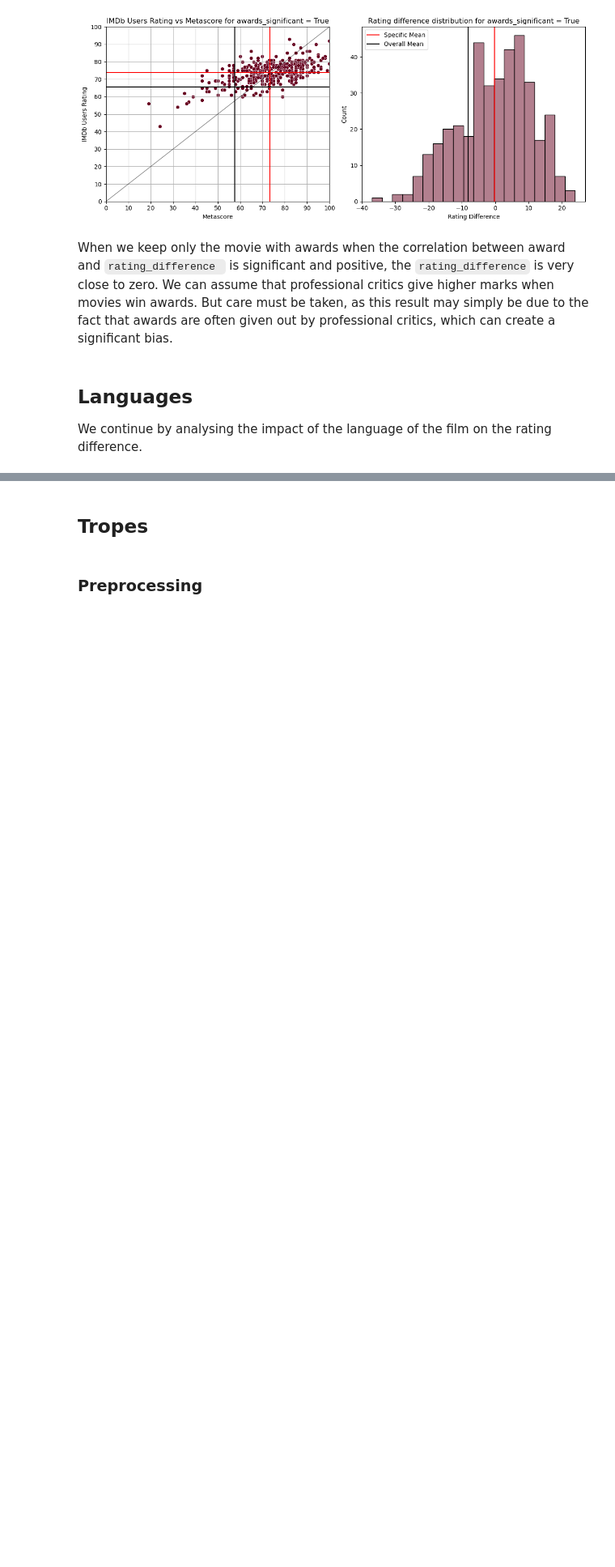
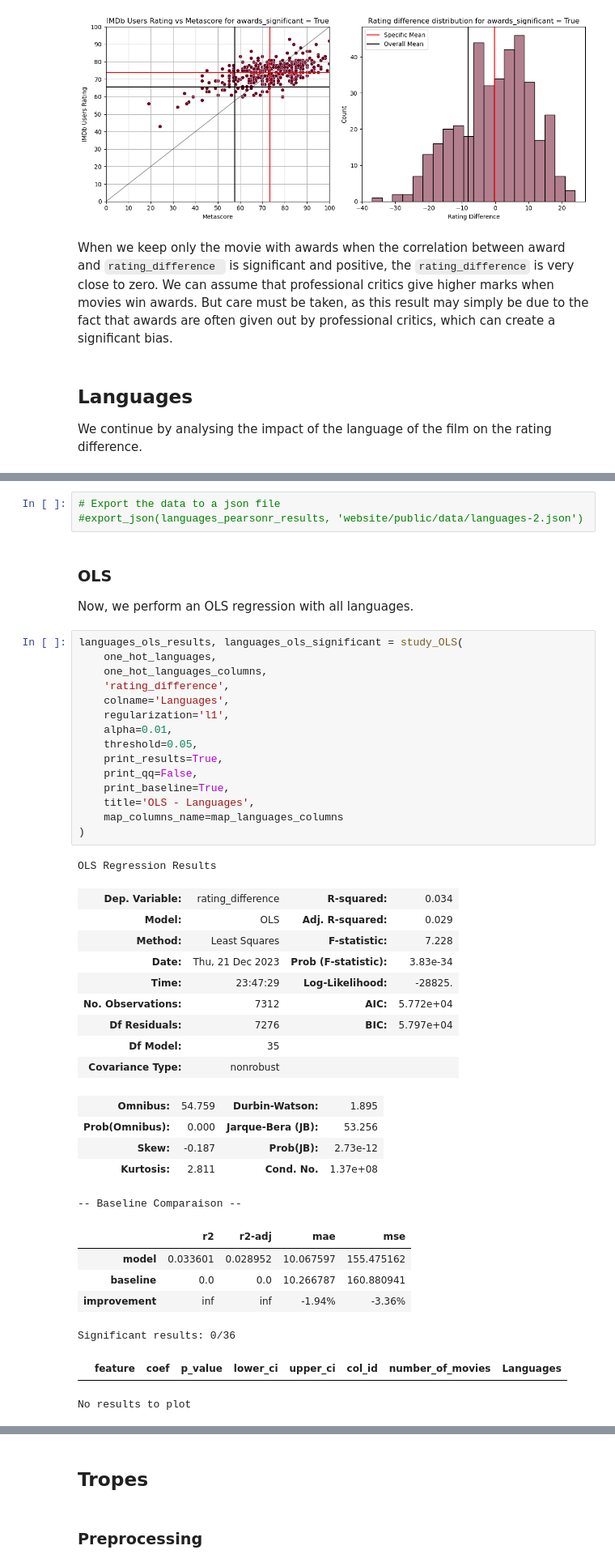
Before and after one commit to epfl-ada/ada-2023-project-radatouille, a Jupyter notebook: milestone_3.ipynb, the cells around one changed output, grey strips where cells are left out. Shown at 81% size. Drawn from its saved outputs; the diff is of its cells as text; blank space fills up the shorter version.

```diff
--- a/milestone_3.ipynb
+++ b/milestone_3.ipynb
@@ -1897,0 +2009,44 @@ We continue by analysing the impact of the language of the film on the rating di
+# %%
+# Export the data to a json file
+#export_json(languages_pearsonr_results, 'website/public/data/languages-2.json')
+# %% [markdown]
+### OLS
+Now, we perform an OLS regression with all languages.
+# %%
+languages_ols_results, languages_ols_significant = study_OLS(
+    one_hot_languages,
+    one_hot_languages_columns,
+    'rating_difference',
+    colname='Languages',
+    regularization='l1',
+    alpha=0.01,
+    threshold=0.05,
+    print_results=True,
+    print_qq=False,
+    print_baseline=True,
+    title='OLS - Languages',
+    map_columns_name=map_languages_columns
+)
+# %% [output]
+OLS Regression Results
+| Dep. Variable: | rating_difference | R-squared: | 0.034 |
+| Model: | OLS | Adj. R-squared: | 0.029 |
+| Method: | Least Squares | F-statistic: | 7.228 |
+| Date: | Thu, 21 Dec 2023 | Prob (F-statistic): | 3.83e-34 |
+| Time: | 23:47:29 | Log-Likelihood: | -28825. |
+| No. Observations: | 7312 | AIC: | 5.772e+04 |
+| Df Residuals: | 7276 | BIC: | 5.797e+04 |
+| Df Model: | 35 |  |  |
+| Covariance Type: | nonrobust |  |  |
+| Omnibus: | 54.759 | Durbin-Watson: | 1.895 |
+| Prob(Omnibus): | 0.000 | Jarque-Bera (JB): | 53.256 |
+| Skew: | -0.187 | Prob(JB): | 2.73e-12 |
+| Kurtosis: | 2.811 | Cond. No. | 1.37e+08 |
+-- Baseline Comparaison --
+|  | r2 | r2-adj | mae | mse |
+| model | 0.033601 | 0.028952 | 10.067597 | 155.475162 |
+| baseline | 0.0 | 0.0 | 10.266787 | 160.880941 |
+| improvement | inf | inf | -1.94% | -3.36% |
+Significant results: 0/36
+|  | feature | coef | p_value | lower_ci | upper_ci | col_id | number_of_movies | Languages |
+No results to plot
```
Also changed, not shown: parts of 18 cells of this notebook, 1 other file.
